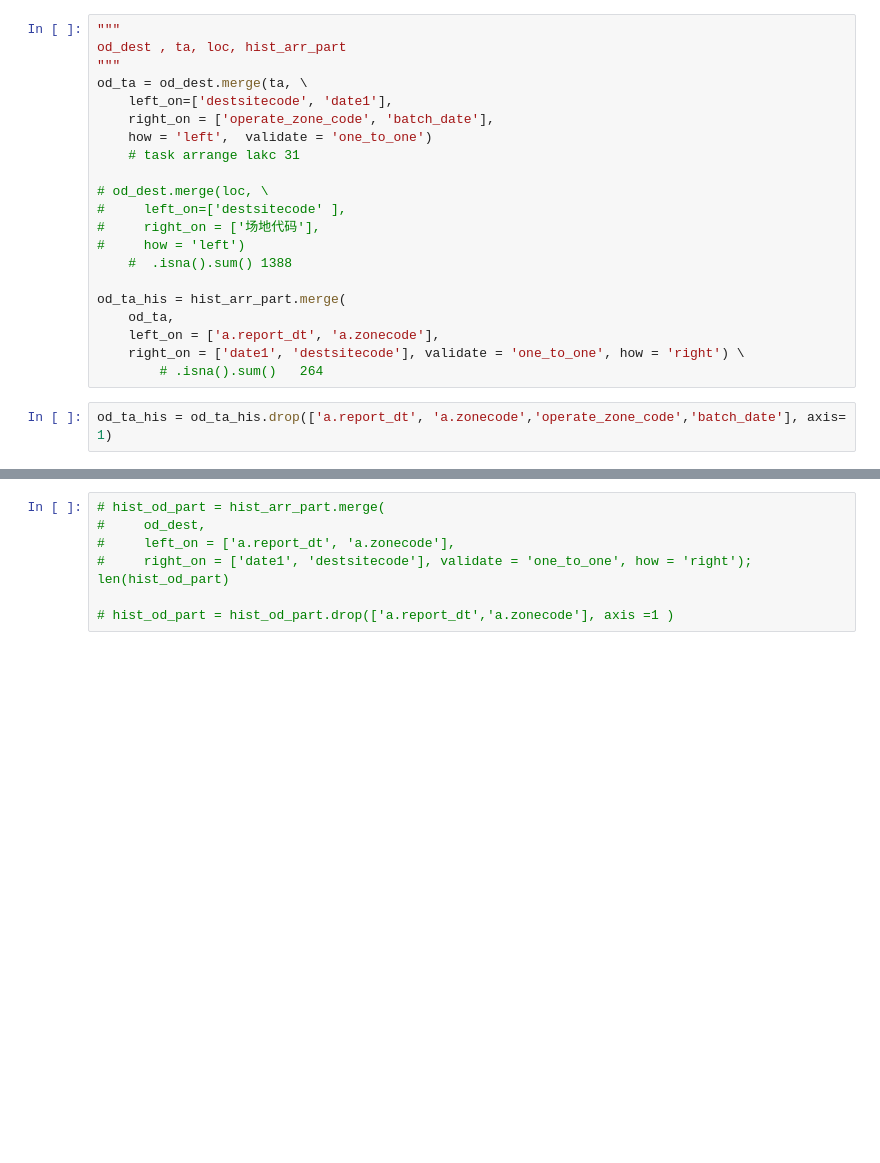
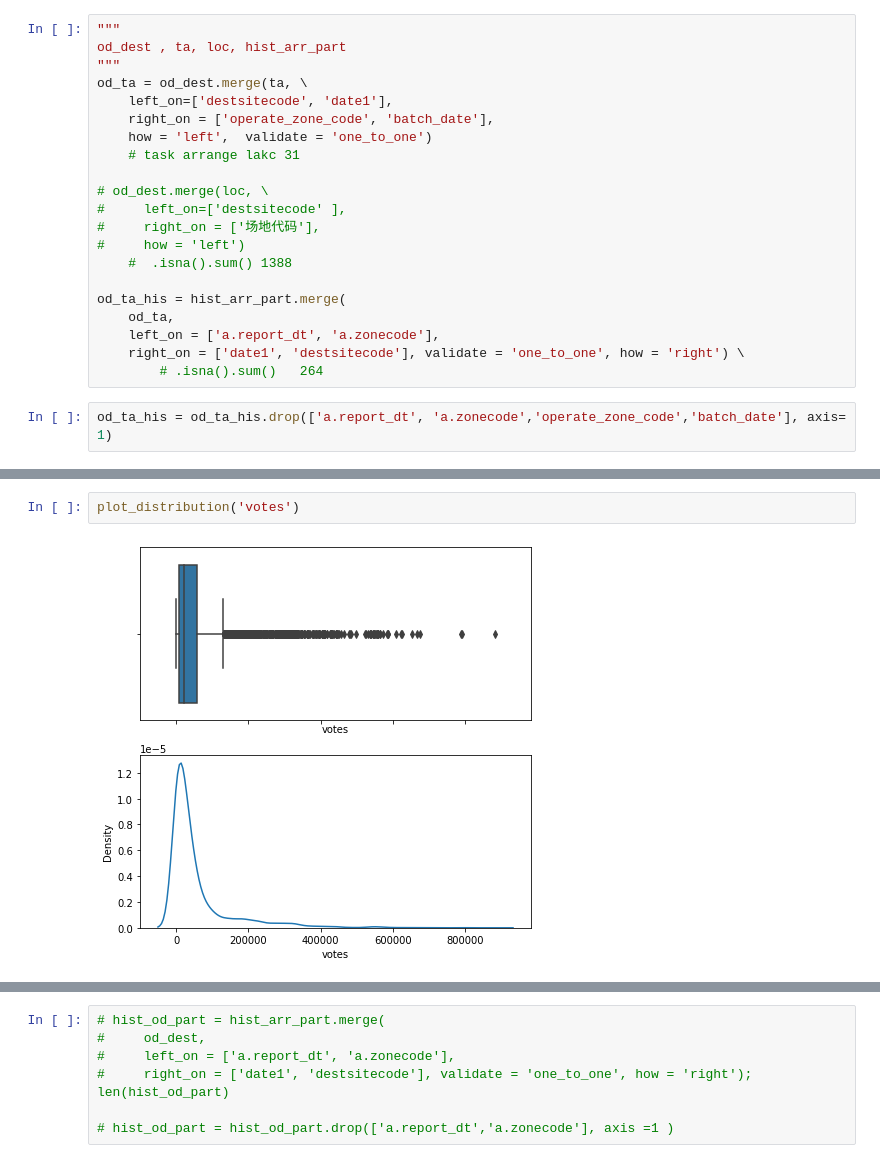
Before and after one commit to fyenne/play7_comp, a Jupyter notebook: data_clea.ipynb, the cells around one changed output, grey strips where cells are left out. Drawn from its saved outputs; the diff is of its cells as text; blank space fills up the shorter version.

```diff
--- a/data_clea.ipynb
+++ b/data_clea.ipynb
@@ -309,0 +327,4 @@ NotFittedError: This SimpleImputer instance is not fitted yet. Call 'fit' with a
+# %%
+plot_distribution('votes')
+# %% [output]
+[figure, added]
```
Also changed, not shown: parts of 36 cells of this notebook.
